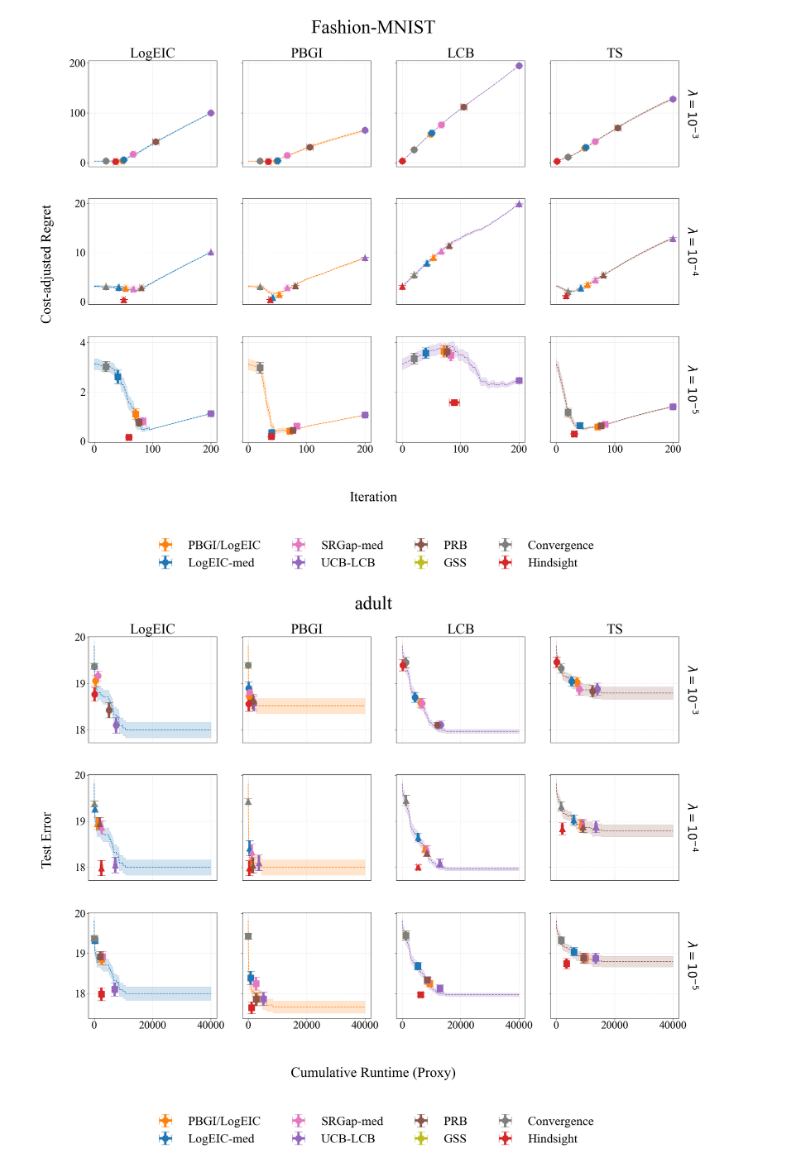
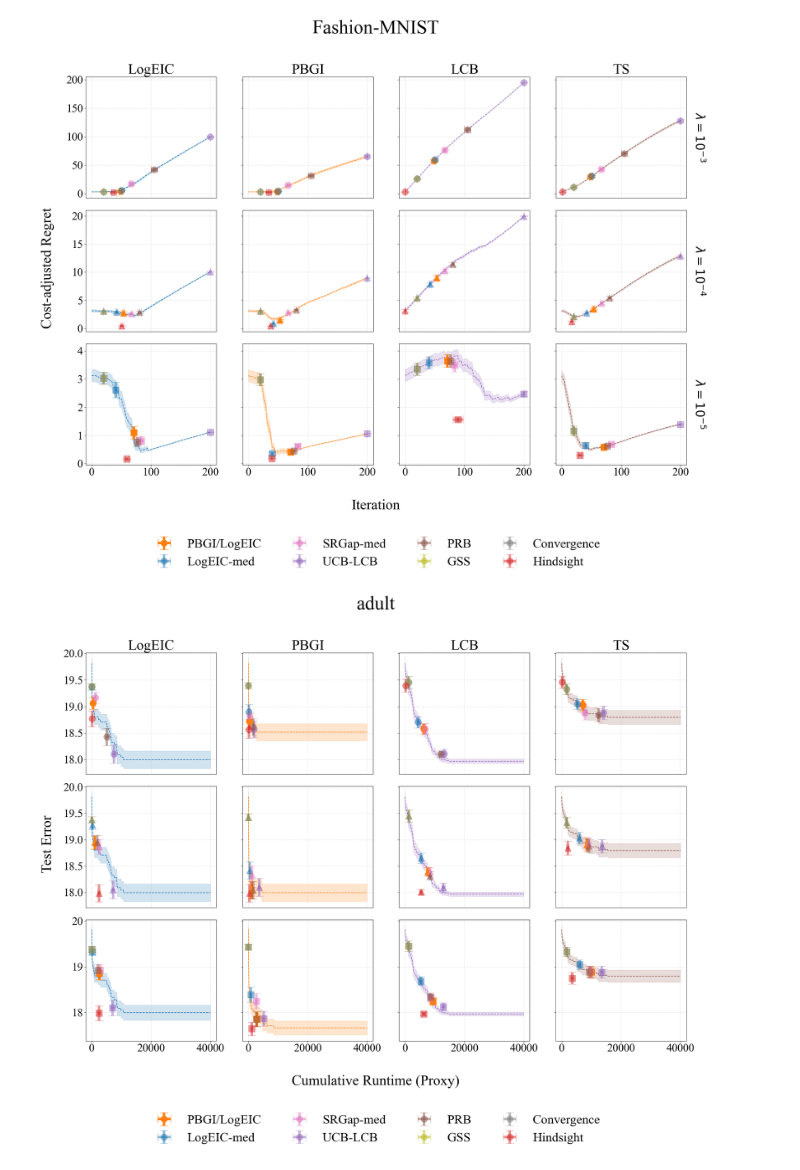
Before and after one commit to QianJaneXie/CostAwareStoppingBayesOpt, a Jupyter notebook: notebooks/LCBench_KnownCost.ipynb, the cells around one changed output. Saved outputs shown, nothing was run; the diff lists cells and outputs as text; code cells hidden in the pictures.

Commit message:
Make the plots more compact

```diff
--- a/notebooks/LCBench_KnownCost.ipynb
+++ b/notebooks/LCBench_KnownCost.ipynb
@@ -244,12 +244,14 @@ for d in dataset_names:
                 sx = np.std(stop_costs) / np.sqrt(len(stop_costs))
                 sy = np.std(stop_vals) / np.sqrt(len(stop_vals))
 
+                alpha = 1.0 if rule['stp_key'] == 'PBGI' else 0.5
                 ax.errorbar(mx, my, xerr=sx, yerr=sy,
                             fmt=rule['marker'],
                             markersize=16,
                             linewidth=6,
                             color=rule['color'],
                             capsize=10,
+                            alpha=alpha,
                             label=rule['label'])
 
             if i == 0:
@@ -260,29 +262,23 @@ for d in dataset_names:
                 ax.tick_params(axis='x', which='both', bottom=False, labelbottom=False)
             ax.grid(True, linestyle='--', alpha=0.4)
 
-    # Shared axis labels
+    fig.subplots_adjust(left=0.08, right=0.95, bottom=0.12, top=0.87, hspace=0.1)
+
     fig.text(0.5, 0.035, 'Cumulative Runtime (Proxy)', ha='center', fontsize=36)
-    fig.text(0.01, 0.5, 'Test Error', va='center', rotation='vertical', fontsize=36)
-
-    # Rotated lambda labels on the right
-    lambda_labels = [r'$\lambda=10^{-3}$', r'$\lambda=10^{-4}$', r'$\lambda=10^{-5}$']
-    for i, label in enumerate(lambda_labels):
-        ax = axes[i, -1]
-        ax.text(1.05, 0.5, label, transform=ax.transAxes, va='center', ha='left', fontsize=30, rotation=270)
+    fig.text(0.015, 0.5, 'Test Error', va='center', rotation='vertical', fontsize=36)
 
     # Two-row legend
     from math import ceil
     handles, labels = axes[0, 0].get_legend_handles_labels()
     half = ceil(len(handles) / 2)
-    fig.legend(handles, labels,
-            loc='upper center',
-            bbox_to_anchor=(0.5, -0.02),
-            ncol=half,
-            fontsize=32,
-            frameon=False)
-
-    # Adjust layout
-    fig.subplots_adjust(left=0.08, right=0.95, bottom=0.15, top=0.9, hspace=0.3)
+    fig.legend(
+        handles, labels,
+        loc='upper center',
+        bbox_to_anchor=(0.5, 0.0),
+        ncol=half,
+        fontsize=32,
+        frameon=False
+    )
 
     # === 2) Regret + λ·cost vs iteration ===
     fig, axes = plt.subplots(3, 4, figsize=(24, 18), sharey='row')
@@ -330,12 +326,14 @@ for d in dataset_names:
                 sx = np.std(stop_iters) / np.sqrt(len(stop_iters))
                 sy = np.std(stop_vals) / np.sqrt(len(stop_vals))
 
+                alpha = 1.0 if rule['stp_key'] == 'PBGI' else 0.5
                 ax.errorbar(mx, my, xerr=sx, yerr=sy,
                             fmt=rule['marker'],
                             markersize=16,
                             linewidth=6,
                             color=rule['color'],
                             capsize=10,
+                            alpha=alpha,
                             label=rule['label'])
 
             if i == 0:
@@ -346,27 +344,27 @@ for d in dataset_names:
                 ax.tick_params(axis='x', which='both', bottom=False, labelbottom=False)
             ax.grid(True, linestyle='--', alpha=0.4)
 
-    # Shared axis labels
-    fig.text(0.5, 0.035, 'Iteration', ha='center', fontsize=36)
-    fig.text(0.01, 0.5, 'Cost-adjusted Regret', va='center', rotation='vertical', fontsize=36)
-
     # Rotated lambda labels on the right
     lambda_labels = [r'$\lambda=10^{-3}$', r'$\lambda=10^{-4}$', r'$\lambda=10^{-5}$']
     for i, label in enumerate(lambda_labels):
         ax = axes[i, -1]
         ax.text(1.05, 0.5, label, transform=ax.transAxes, va='center', ha='left', fontsize=30, rotation=270)
 
+    fig.subplots_adjust(left=0.08, right=0.95, bottom=0.12, top=0.87, hspace=0.1)
+
+    fig.text(0.5, 0.035, 'Iteration', ha='center', fontsize=36)
+    fig.text(0.015, 0.5, 'Cost-adjusted Regret', va='center', rotation='vertical', fontsize=36)
+
     # Two-row legend
     from math import ceil
     handles, labels = axes[0, 0].get_legend_handles_labels()
     half = ceil(len(handles) / 2)
-    fig.legend(handles, labels,
-            loc='upper center',
-            bbox_to_anchor=(0.5, -0.02),
-            ncol=half,
-            fontsize=32,
-            frameon=False)
-
-    # Adjust layout
-    fig.subplots_adjust(left=0.08, right=0.95, bottom=0.15, top=0.9, hspace=0.3)
+    fig.legend(
+        handles, labels,
+        loc='upper center',
+        bbox_to_anchor=(0.5, 0.0),
+        ncol=half,
+        fontsize=32,
+        frameon=False
+    )
 # %% [output]
@@ -374,2 +372,2 @@ for d in dataset_names:
-[figure, old version]
+[figure, new version]
-[figure, old version]
+[figure, new version]
```
Also changed, not shown: parts of 2 cells of this notebook.
